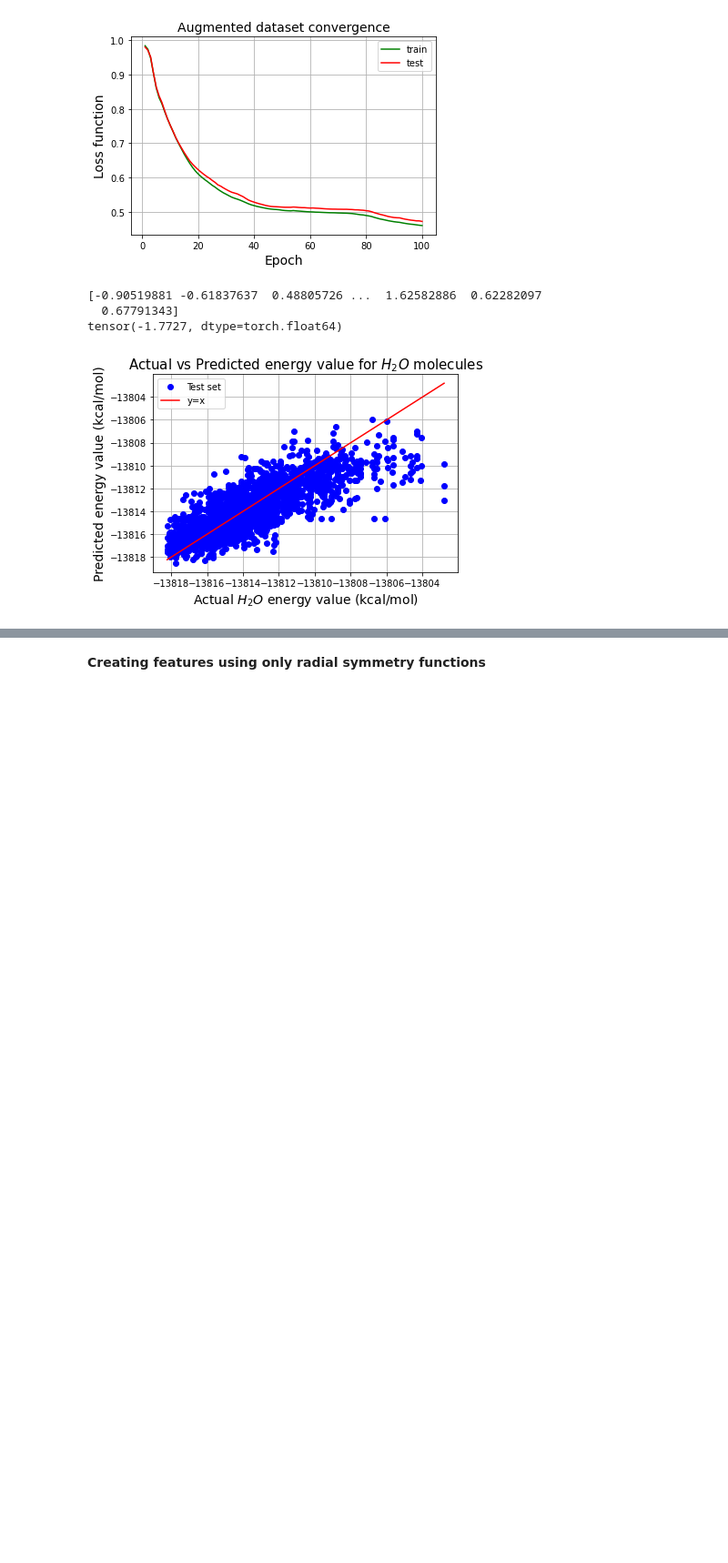
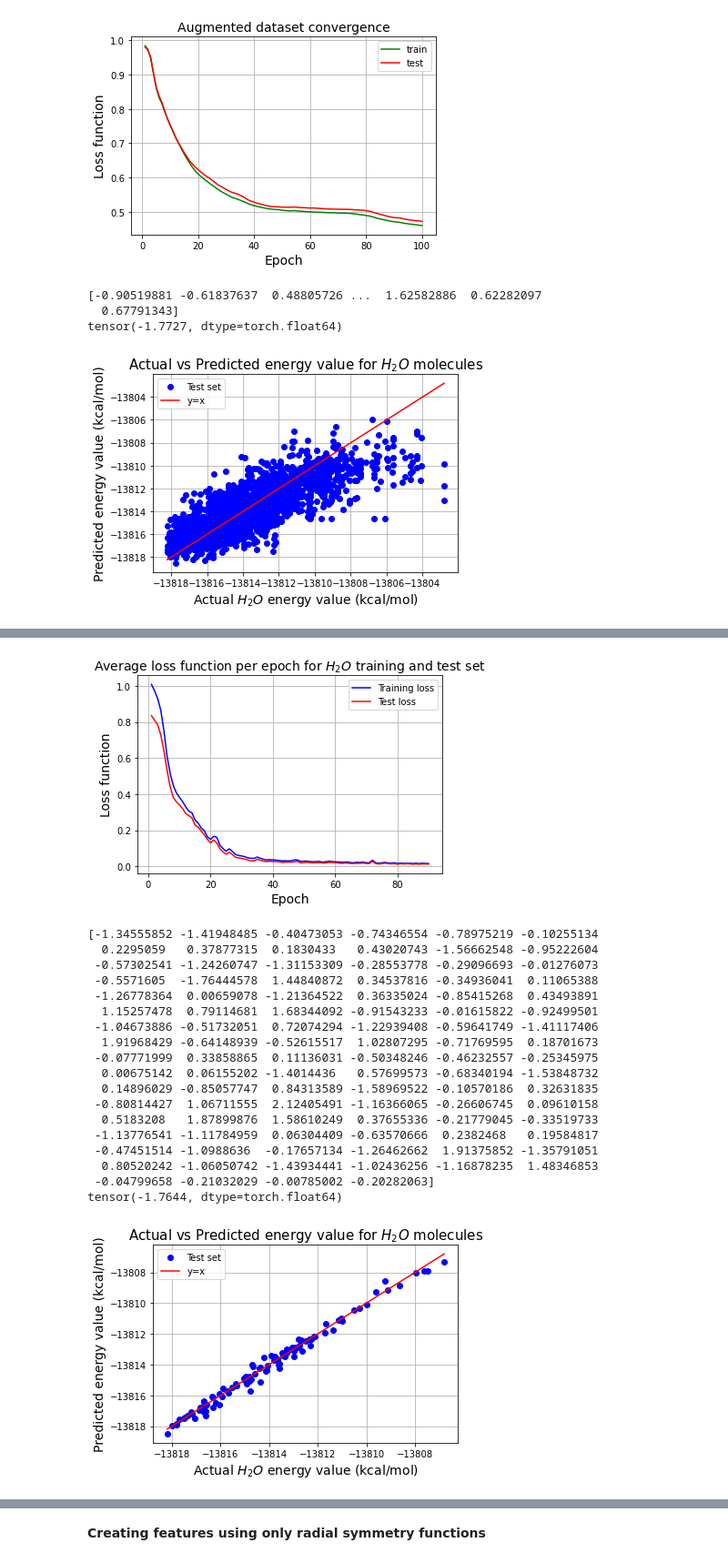
Before and after one commit to KKaroni/Symmetry-in-Machine-learned-Molecular-Force-Fields, a Jupyter notebook: BPNN.ipynb, the cells around one changed output, grey strips where cells are left out. Shown at 91% size. Saved outputs shown, nothing was run; the diff lists cells and outputs as text; code cells hidden in the pictures; blank space fills up the shorter version.

```diff
--- a/BPNN.ipynb
+++ b/BPNN.ipynb
@@ -1578,0 +1830,17 @@ tensor(-1.7727, dtype=torch.float64)
+# %%
+net = BPNN_H2O(4)   #+1) # +1 if you are adding atomic number as a feature
+nepochs= 90
+learning_rate = 0.005
+losses = training(learning_rate , nepochs, net, dataloader,test_set,test_labels)
+train_loss_G_ric1_feat = losses[0]
+test_loss_G_ric1_feat  = losses[1]
+
+plot_train_test_loss(train_loss_G_ric1_feat,test_loss_G_ric1_feat,nepochs,number_of_features_H2O)
+test_set_size = 100
+prediction = np.zeros(test_set_size)
+for i in range(test_set_size):
+    x1,x2,x3 = test_set[i]
+    prediction[i] = net(x1, x2, x3)#[0]
+print(prediction)
+plot_prediction(prediction,test_labels,var_lab,mean_lab,number_of_features_H2O)
+# %% [output]
@@ -1579 +1864,21 @@ tensor(-1.7727, dtype=torch.float64)
+[figure, added]
+[-1.34555852 -1.41948485 -0.40473053 -0.74346554 -0.78975219 -0.10255134
+  0.2295059   0.37877315  0.1830433   0.43020743 -1.56662548 -0.95222604
+ -0.57302541 -1.24260747 -1.31153309 -0.28553778 -0.29096693 -0.01276073
+ -0.5571605  -1.76444578  1.44840872  0.34537816 -0.34936041  0.11065388
+ -1.26778364  0.00659078 -1.21364522  0.36335024 -0.85415268  0.43493891
+  1.15257478  0.79114681  1.68344092 -0.91543233 -0.01615822 -0.92499501
+ -1.04673886 -0.51732051  0.72074294 -1.22939408 -0.59641749 -1.41117406
+  1.91968429 -0.64148939 -0.52615517  1.02807295 -0.71769595  0.18701673
+ -0.07771999  0.33858865  0.11136031 -0.50348246 -0.46232557 -0.25345975
+  0.00675142  0.06155202 -1.4014436   0.57699573 -0.68340194 -1.53848732
+  0.14896029 -0.85057747  0.84313589 -1.58969522 -0.10570186  0.32631835
+ -0.80814427  1.06711555  2.12405491 -1.16366065 -0.26606745  0.09610158
+  0.5183208   1.87899876  1.58610249  0.37655336 -0.21779045 -0.33519733
+ -1.13776541 -1.11784959  0.06304409 -0.63570666  0.2382468   0.19584817
+ -0.47451514 -1.0988636  -0.17657134 -1.26462662  1.91375852 -1.35791051
+  0.80520242 -1.06050742 -1.43934441 -1.02436256 -1.16878235  1.48346853
+ -0.04799658 -0.21032029 -0.00785002 -0.20282063]
+tensor(-1.7644, dtype=torch.float64)
+[figure, added]
 # %% [markdown]
```
Also changed, not shown: parts of 18 cells of this notebook.
